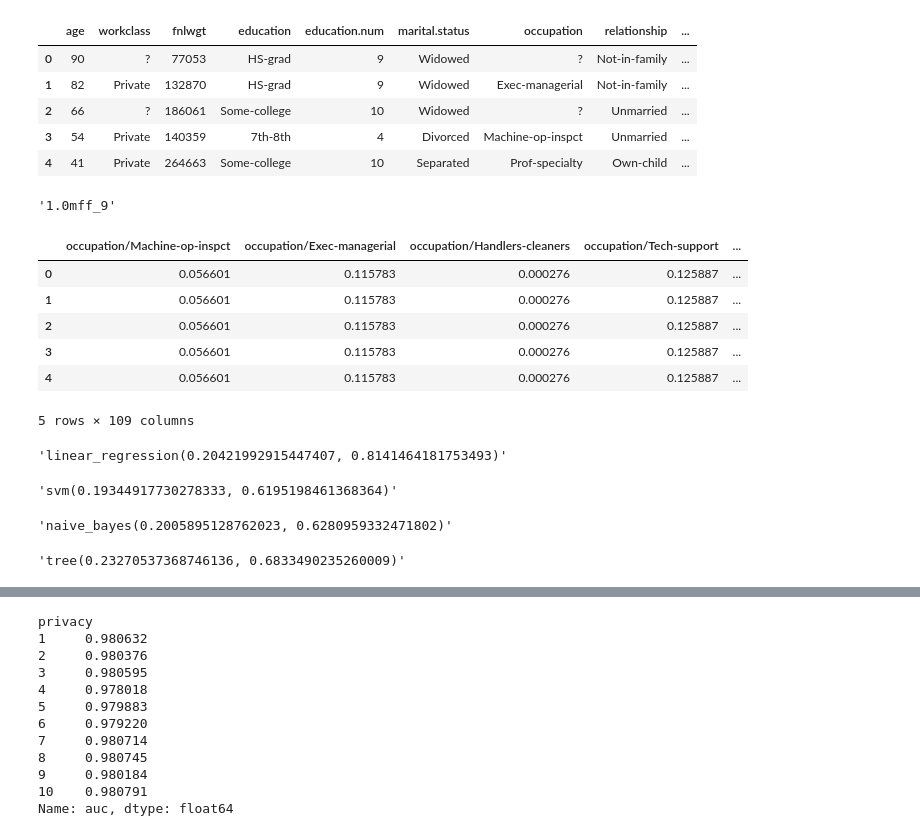
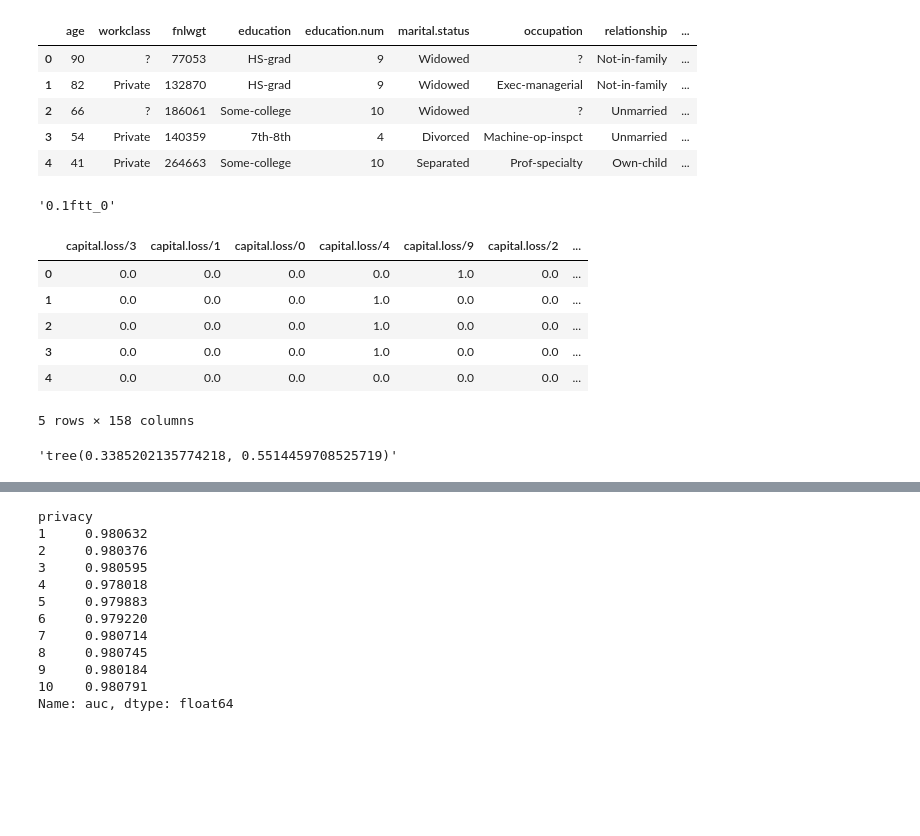
Before and after one commit to jwzinser/Tesis, a Jupyter notebook: parallel/pandas_models.ipynb, the cells around one changed output, grey strips where cells are left out. Saved outputs shown, nothing was run; the diff lists cells and outputs as text; code cells hidden in the pictures; blank space fills up the shorter version.

```diff
--- a/parallel/pandas_models.ipynb
+++ b/parallel/pandas_models.ipynb
@@ -39,13 +39,11 @@ pwd
 '/Users/juanzinser/Workspace/Tesis/parallel'
 # %%
 cases = [[1, True, True, True, False]]
-for pr in range(1,11): # si lo llevamos hasta 16 cubrimos de forma correcta otro par de columnas
-        cases += [[pr/10, False, True, True, False],
-                  [pr/10, True, True, True, False],
-                  [pr/10, False, True, True, True],
-                  [pr/10, True, False, False, False],
-                  [pr/10, False, False, False, False],
-                  [pr/10, False, False, False, True]]
+for pr in range(1,6):
+    cases += [[pr/10, False, True, True, False],
+              [pr/10, True, True, True, False],
+              [pr/10, True, False, False, False],
+              [pr/10, False, False, False, False]]
 # %%
 data = pd.read_csv(dataset_path)
 # %%
@@ -96,8 +94,10 @@ for case in cases:
             data_y = data[y_col]
             # print(len(data))
             # selects categorical data
+            std_cols = list(set(data.select_dtypes(["number"]).columns).difference({y_col}))
+            for col in std_cols:
+                data[col] = pd.cut(data[col], bins=10, labels=False).map(str)
             cat_columns = list(set(data.select_dtypes(["bool_", "object_","flexible"],["number"]).columns).difference({y_col}))
-            std_cols = data.select_dtypes(["number"]).columns
 
             if iterator > 0:
                 meta_info = get_meta_info_pandas(data, cat_columns, privacy, include_real, uniform, uniform2, maybe, False)
@@ -111,47 +111,44 @@ for case in cases:
                     #asd[col] = client.gather(client.compute(data[col].map(lambda x: entry_sanitization(entry=x, **meta_info["algorithm"], **meta_info["columns"][col]), meta=('x', float))))
                     #asd[col] = data[col].map(lambda x: entry_sanitization(entry=x, **meta_info["algorithm"], **meta_info["columns"][col]))
                     asd[col] = np.matrix([entry_sanitization(entry=x, **meta_info["algorithm"], **meta_info["columns"][col]) for x in data[col]])
                     rmse_dict[col] = sum([np.power(x-y,2) for x,y in zip(meta_info["columns"][col]["counter"].values(), asd[col].sum(axis=0))])
             nis = pd.DataFrame.from_dict(rmse_dict, orient="index").reset_index()
             nis.columns = ["class", "rmse"]
             nis["case"] = case_name_rand
             reco_list.append(nis)
 
             #dataa =  pd.concat([pd.DataFrame([i for i in v.values], columns=[k+"/"+i for i in meta_info["columns"][k]["key_to_order"].keys()]) for k, v in asd.items()], axis=1)
             dataa =  pd.concat([pd.DataFrame(v, columns=[k+"/"+i for i in meta_info["columns"][k]["key_to_order"].keys()]) for k, v in asd.items()], axis=1)
             if len(data_y.unique())==2:
                 dataa["y"] = (data_y==data_y.unique()[0]).astype(int)
             else: # in case there is numeric take the median
                 dataa["y"] = (data_y>=sorted(data_y)[int(len(data_y)/2)]).astype(int)
 
             std_scaler = preprocessing.StandardScaler()
-            for col in std_cols:
+            #for col in std_cols:
                 #dataa[col] = std_scaler.fit_transform(pd.DataFrame({col:data[col].compute().values}))
-                dataa[col] = std_scaler.fit_transform(pd.DataFrame({col:data[col].values}))
+            #    dataa[col] = std_scaler.fit_transform(pd.DataFrame({col:data[col].values}))
             # apply a suppervised algorithm
             dataa = dataa.dropna()
             display(dataa.head())
             case_model_scores[case_name_rand] = dict()
             for model_name, model in model_dict.items():
                 case_model_scores[case_name_rand][model_name] = get_auc_score_of_model(dataa, model)#[:2]
                 display(model_name + str(case_model_scores[case_name_rand][model_name][:2]))
             #time.sleep(.5)
             clear_output(wait=True)
         processed_cases.append(case_name)
         iterator += 1
 # %% [output]
-'1.0mff_9'
+'0.1ftt_0'
-|  | occupation/Machine-op-inspct | occupation/Exec-managerial | occupation/Handlers-cleaners | occupation/Tech-support | ... |
-| 0 | 0.056601 | 0.115783 | 0.000276 | 0.125887 | ... |
-| 1 | 0.056601 | 0.115783 | 0.000276 | 0.125887 | ... |
-| 2 | 0.056601 | 0.115783 | 0.000276 | 0.125887 | ... |
-| 3 | 0.056601 | 0.115783 | 0.000276 | 0.125887 | ... |
-| 4 | 0.056601 | 0.115783 | 0.000276 | 0.125887 | ... |
+|  | capital.loss/3 | capital.loss/1 | capital.loss/0 | capital.loss/4 | capital.loss/9 | capital.loss/2 | ... |
+| 0 | 0.0 | 0.0 | 0.0 | 0.0 | 1.0 | 0.0 | ... |
+| 1 | 0.0 | 0.0 | 0.0 | 1.0 | 0.0 | 0.0 | ... |
+| 2 | 0.0 | 0.0 | 0.0 | 1.0 | 0.0 | 0.0 | ... |
+| 3 | 0.0 | 0.0 | 0.0 | 1.0 | 0.0 | 0.0 | ... |
+| 4 | 0.0 | 0.0 | 0.0 | 0.0 | 0.0 | 0.0 | ... |
-5 rows × 109 columns
+5 rows × 158 columns
-'linear_regression(0.20421992915447407, 0.8141464181753493)'
+'tree(0.3385202135774218, 0.5514459708525719)'
-'svm(0.19344917730278333, 0.6195198461368364)'
-'naive_bayes(0.2005895128762023, 0.6280959332471802)'
-'tree(0.23270537368746136, 0.6833490235260009)'
 # %%
 import re
 reco_df = pd.concat(reco_list)
```
Also changed, not shown: parts of 2 cells of this notebook, 3 other files.
